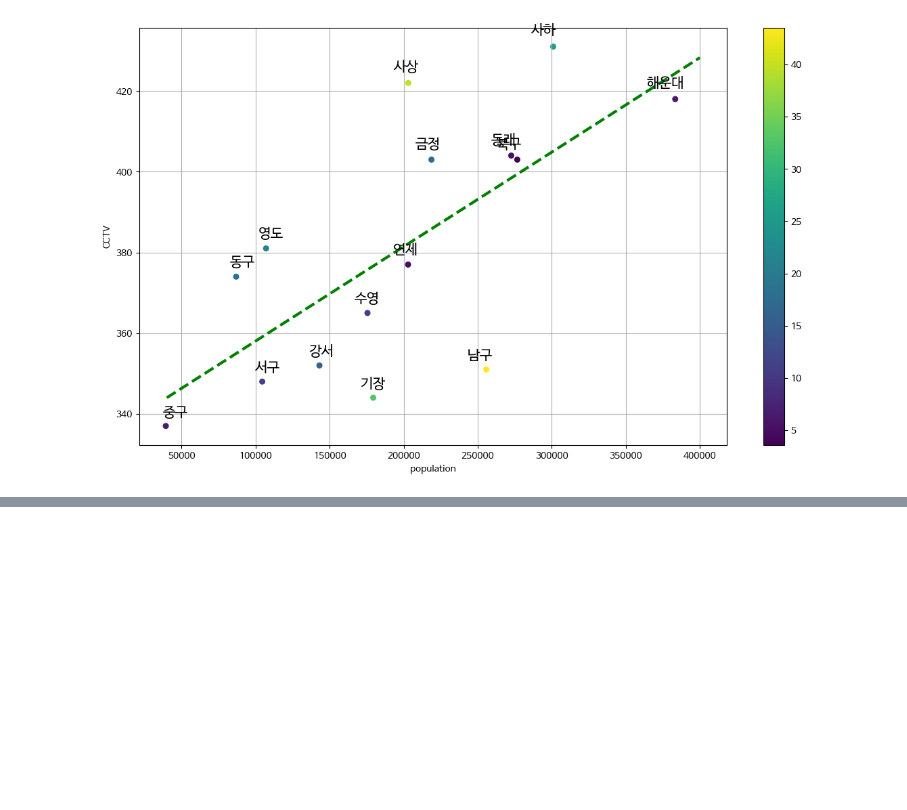
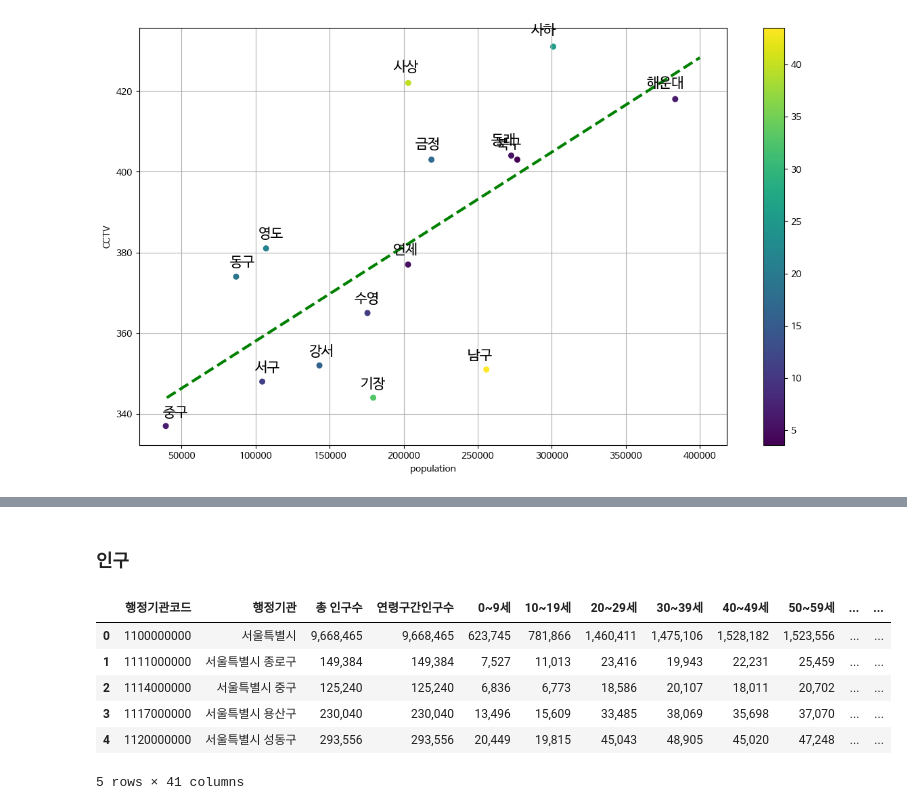
Before and after one commit to jungmin9911/python_pknu, a Jupyter notebook: py11_방범용CCTV위치분석.ipynb, the cells around one changed output, grey strips where cells are left out. Cells and saved outputs as stored; diff of their text form; code cells hidden in the pictures; blank space fills up the shorter version.

```diff
--- a/py11_방범용CCTV위치분석.ipynb
+++ b/py11_방범용CCTV위치분석.ipynb
@@ -262,0 +302,14 @@ total
+# %% [markdown]
+### 인구
+# %%
+file_path4 = "./ref/연령별인구현황연간2020.xlsx"
+seoul = pd.read_excel(file_path4, sheet_name="연령별인구현황", skiprows=3)
+seoul.head()
+# %% [output]
+|  | 행정기관코드 | 행정기관 | 총 인구수 | 연령구간인구수 | 0~9세 | 10~19세 | 20~29세 | 30~39세 | 40~49세 | 50~59세 | ... | ... |
+| 0 | 1100000000 | 서울특별시 | 9,668,465 | 9,668,465 | 623,745 | 781,866 | 1,460,411 | 1,475,106 | 1,528,182 | 1,523,556 | ... | ... |
+| 1 | 1111000000 | 서울특별시 종로구 | 149,384 | 149,384 | 7,527 | 11,013 | 23,416 | 19,943 | 22,231 | 25,459 | ... | ... |
+| 2 | 1114000000 | 서울특별시 중구 | 125,240 | 125,240 | 6,836 | 6,773 | 18,586 | 20,107 | 18,011 | 20,702 | ... | ... |
+| 3 | 1117000000 | 서울특별시 용산구 | 230,040 | 230,040 | 13,496 | 15,609 | 33,485 | 38,069 | 35,698 | 37,070 | ... | ... |
+| 4 | 1120000000 | 서울특별시 성동구 | 293,556 | 293,556 | 20,449 | 19,815 | 45,043 | 48,905 | 45,020 | 47,248 | ... | ... |
+5 rows × 41 columns
```
Also changed, not shown: parts of 14 cells of this notebook, 3 other files.
